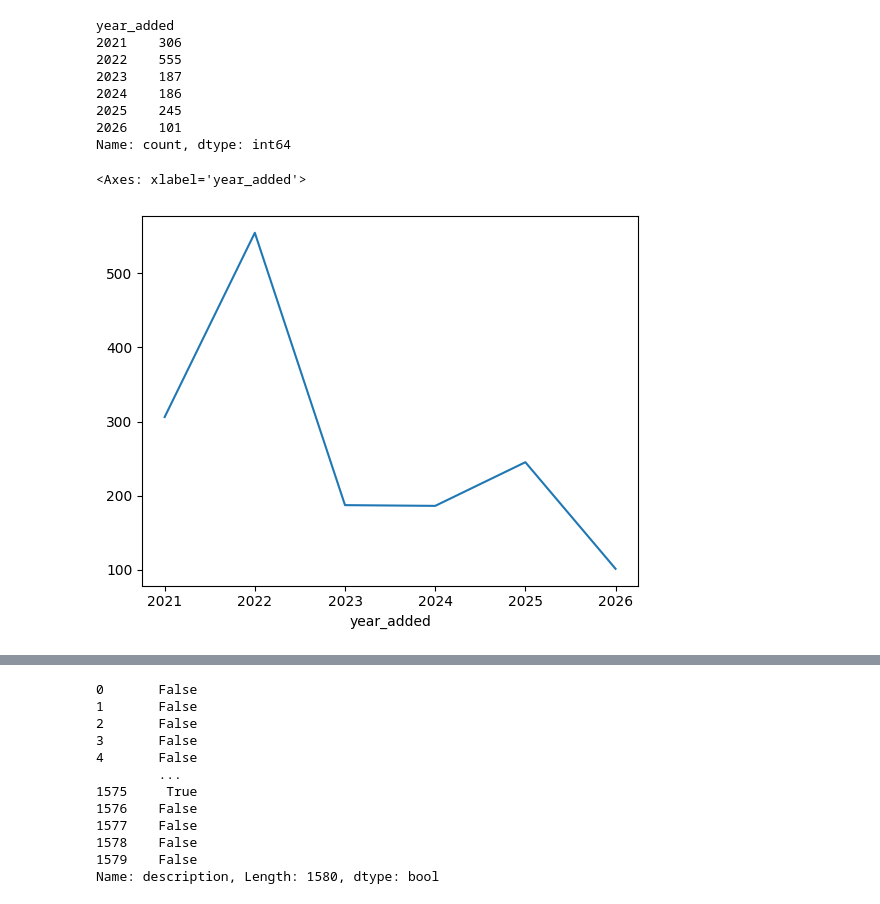
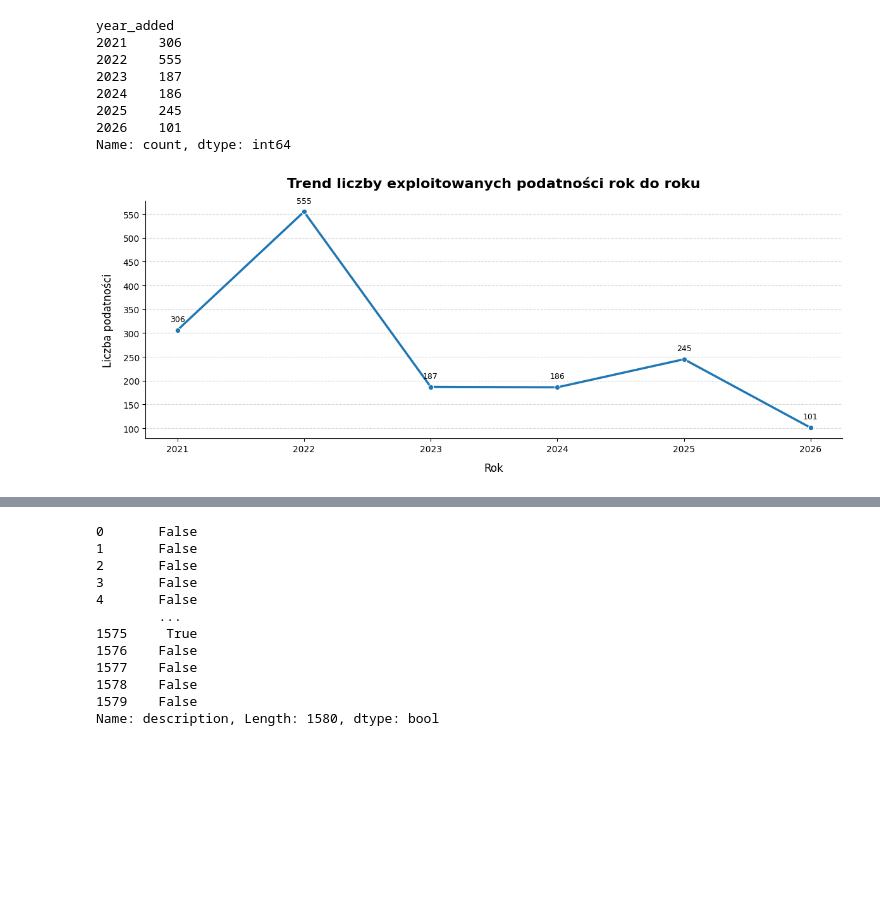
Before and after one commit to KacperTymkow/cisa-kev-analysis, a Jupyter notebook: Analysis.ipynb, the cells around one changed output, grey strips where cells are left out. Drawn from its saved outputs; the diff is of its cells as text; code cells hidden in the pictures; blank space fills up the shorter version.

```diff
--- a/Analysis.ipynb
+++ b/Analysis.ipynb
@@ -177,10 +234,40 @@ year_added
 2026    101
 Name: count, dtype: int64
 # %%
-sns.lineplot(x=year_added.index, y=year_added.values)
+fig, ax = plt.subplots(figsize=(12, 5))
+
+sns.lineplot(
+    x=year_added.index,
+    y=year_added.values,
+    marker="o",
+    linewidth=2.5,
+    palette="mako",
+    ax=ax
+)
+
+ax.set_title("Trend liczby exploitowanych podatności rok do roku", fontsize=16, fontweight="bold", pad=15)
+ax.set_xlabel("Rok", fontsize=12, labelpad=10)
+ax.set_ylabel("Liczba podatności", fontsize=12, labelpad=10)
+
+ax.xaxis.set_major_locator(ticker.MaxNLocator(integer=True))
+ax.yaxis.set_major_locator(ticker.MaxNLocator(integer=True))
+
+for x, y in zip(year_added.index, year_added.values):
+    ax.annotate(
+        str(int(y)),
+        xy=(x, y),
+        xytext=(0, 10),
+        textcoords="offset points",
+        ha="center", fontsize=9
+    )
+
+ax.grid(axis="y", linestyle="--", alpha=0.5)
+
+sns.despine()
+plt.tight_layout()
+plt.show()
 # %% [output]
-<Axes: xlabel='year_added'>
-[figure, old version]
+[figure, new version]
 # %%
 vurn['month_added'] = vurn['date_added'].dt.month
 # %%
```
Also changed, not shown: parts of 7 cells of this notebook.
